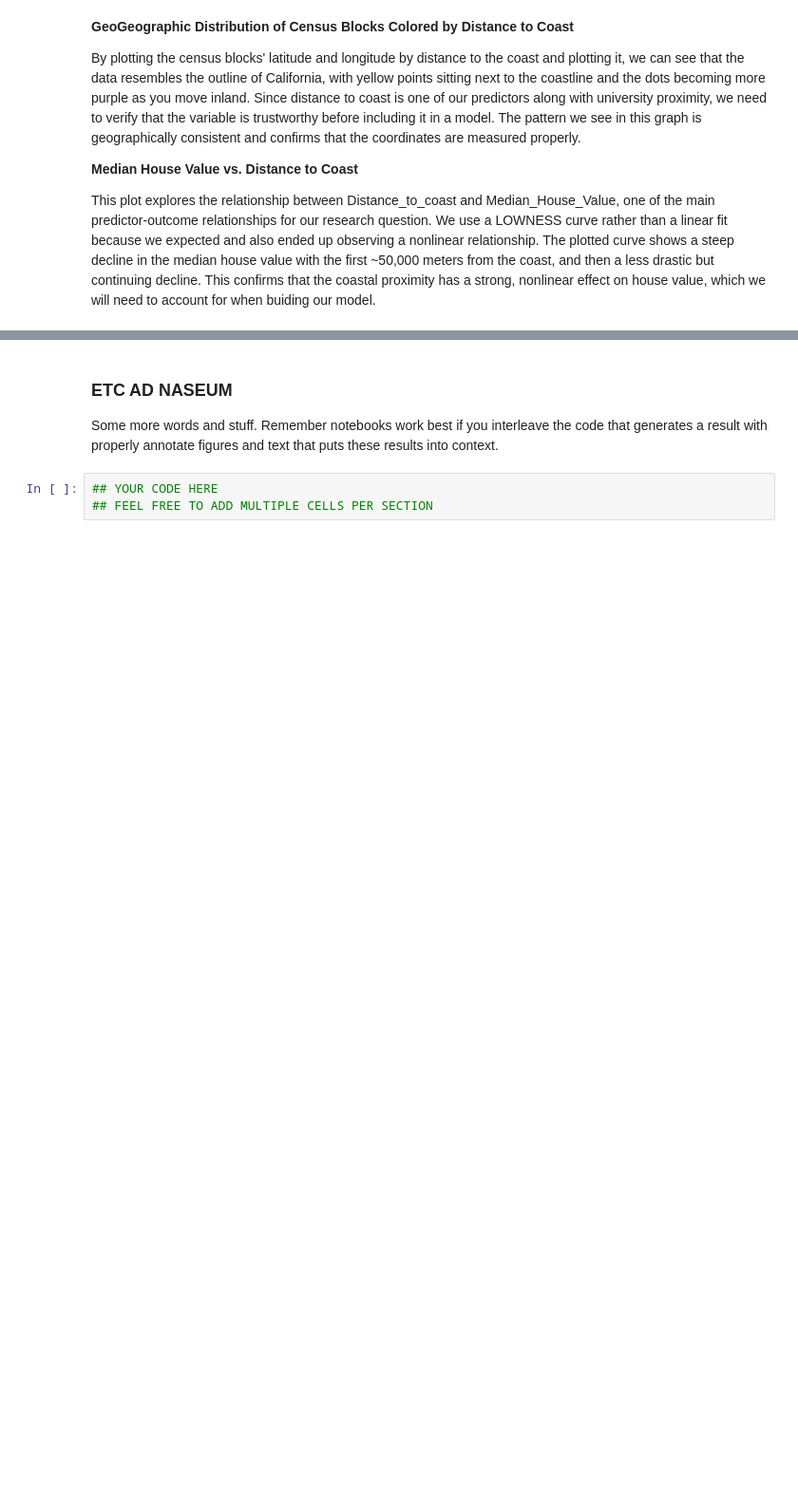
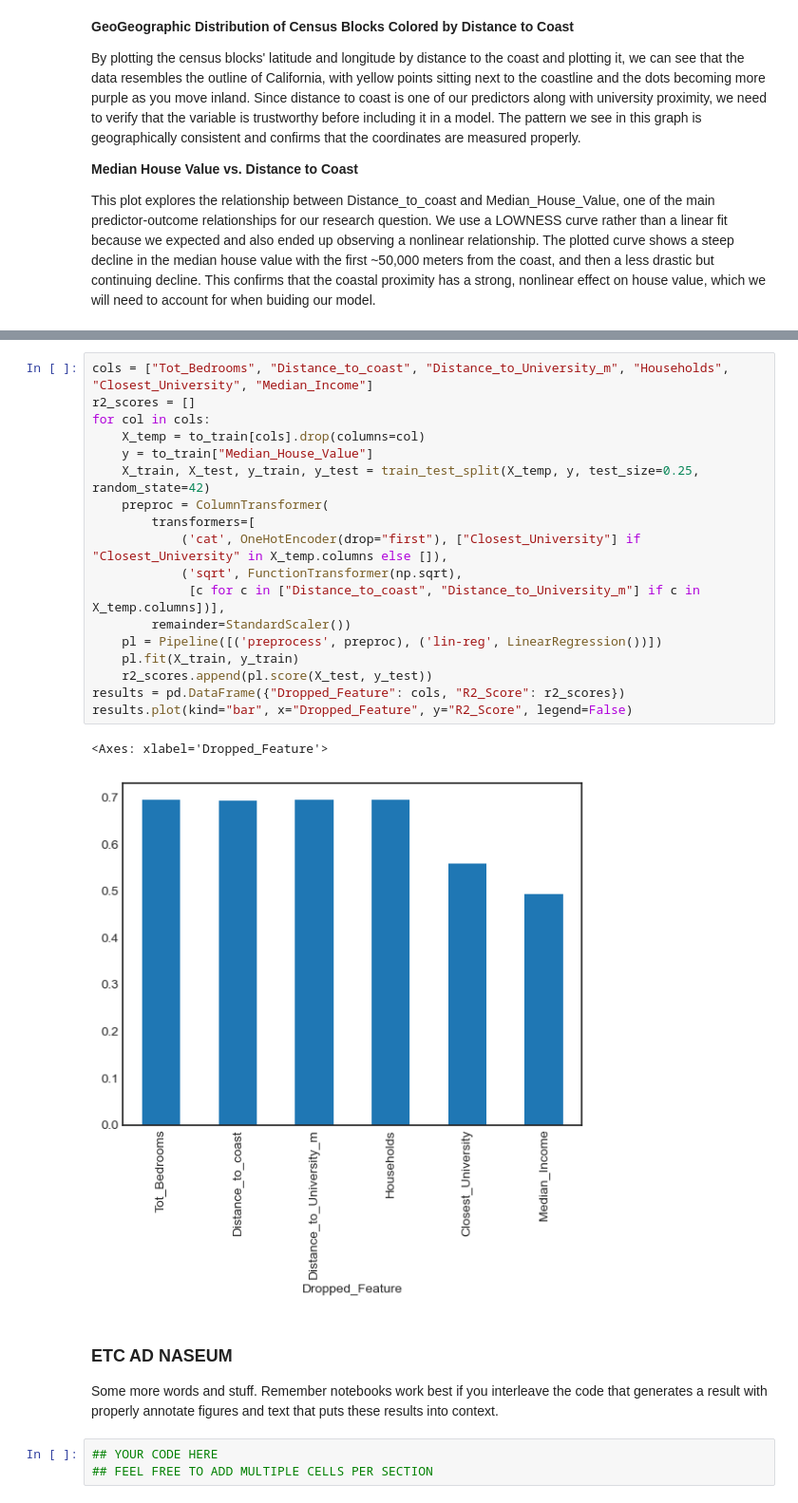
Before and after one commit to COGS108/Group091_WI26, a Jupyter notebook: 03-FinalProject.ipynb, the cells around one changed output, grey strips where cells are left out. Shown at 95% size. Cells and saved outputs as stored; diff of their text form; blank space fills up the shorter version.

```diff
--- a/03-FinalProject.ipynb
+++ b/03-FinalProject.ipynb
@@ -828,3 +852,24 @@ pl.score(X_test, y_test)
+# %%
+cols = ["Tot_Bedrooms", "Distance_to_coast", "Distance_to_University_m", "Households", "Closest_University", "Median_Income"]
+r2_scores = []
+for col in cols:
+    X_temp = to_train[cols].drop(columns=col)
+    y = to_train["Median_House_Value"]
+    X_train, X_test, y_train, y_test = train_test_split(X_temp, y, test_size=0.25, random_state=42)
+    preproc = ColumnTransformer(
+        transformers=[
+            ('cat', OneHotEncoder(drop="first"), ["Closest_University"] if "Closest_University" in X_temp.columns else []),
+            ('sqrt', FunctionTransformer(np.sqrt),
+             [c for c in ["Distance_to_coast", "Distance_to_University_m"] if c in X_temp.columns])],
+        remainder=StandardScaler())
+    pl = Pipeline([('preprocess', preproc), ('lin-reg', LinearRegression())])
+    pl.fit(X_train, y_train)
+    r2_scores.append(pl.score(X_test, y_test))
+results = pd.DataFrame({"Dropped_Feature": cols, "R2_Score": r2_scores})
+results.plot(kind="bar", x="Dropped_Feature", y="R2_Score", legend=False)
+# %% [output]
+<Axes: xlabel='Dropped_Feature'>
+[figure, added]
 # %% [markdown]
 ### ETC AD NASEUM
 
```
Also changed, not shown: parts of 4 cells of this notebook.
